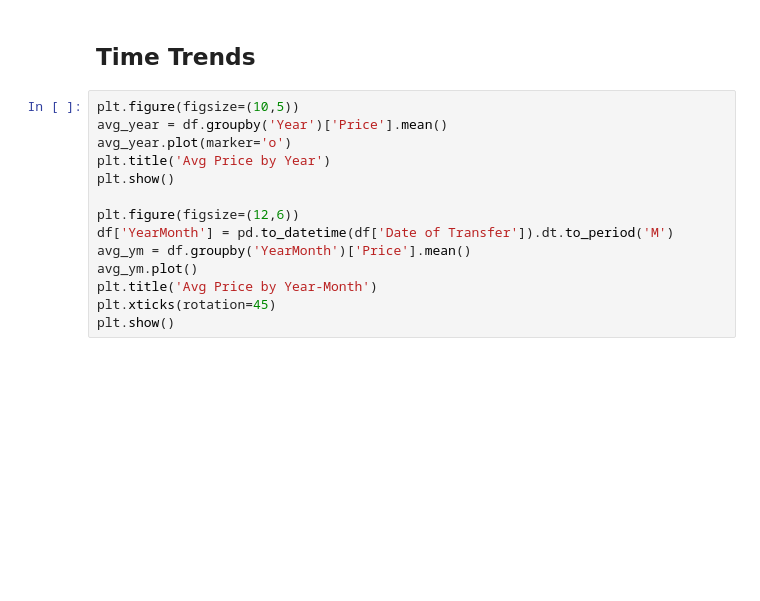
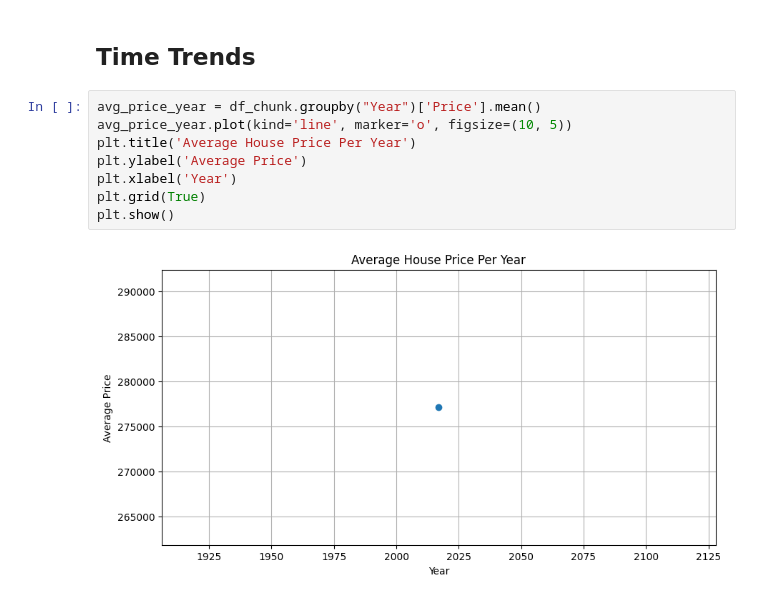
Before and after one commit to FinnbarrAmbrose/UK-Home-Price-Predictor, a Jupyter notebook: jupyter_notebooks/03 -Exploratory Data Analysis.ipynb, the cells around one changed output. Cells and saved outputs as stored; diff of their text form; blank space fills up the shorter version.

```diff
--- a/jupyter_notebooks/03 -Exploratory Data Analysis.ipynb
+++ b/jupyter_notebooks/03 -Exploratory Data Analysis.ipynb
@@ -43,16 +77,12 @@ plt.show()
 # %% [markdown]
 ## Time Trends
 # %%
-plt.figure(figsize=(10,5))
-avg_year = df.groupby('Year')['Price'].mean()
-avg_year.plot(marker='o')
-plt.title('Avg Price by Year')
+avg_price_year = df_chunk.groupby("Year")['Price'].mean()
+avg_price_year.plot(kind='line', marker='o', figsize=(10, 5))
+plt.title('Average House Price Per Year')
+plt.ylabel('Average Price')
+plt.xlabel('Year')
+plt.grid(True)
 plt.show()
-
-plt.figure(figsize=(12,6))
-df['YearMonth'] = pd.to_datetime(df['Date of Transfer']).dt.to_period('M')
-avg_ym = df.groupby('YearMonth')['Price'].mean()
-avg_ym.plot()
-plt.title('Avg Price by Year-Month')
-plt.xticks(rotation=45)
-plt.show()
+# %% [output]
+[figure, added]
```
Also changed, not shown: parts of 3 cells of this notebook.
